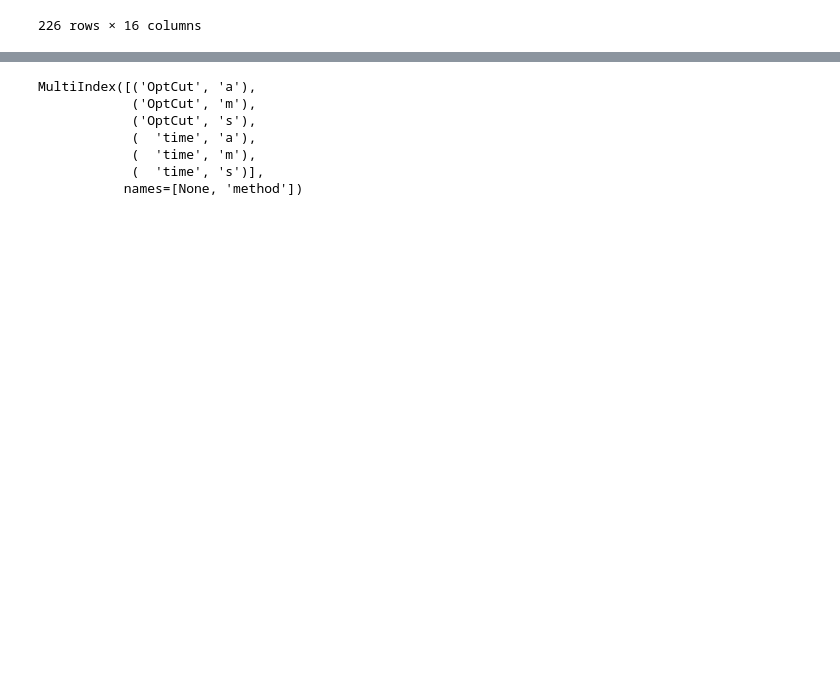
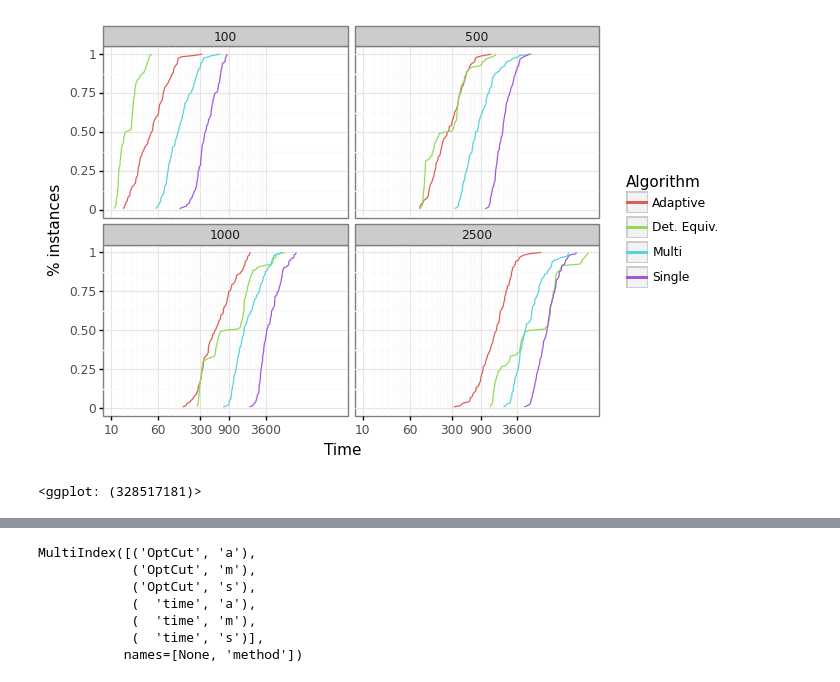
Before and after one commit to borelian/AdaptiveBenders, a Jupyter notebook: Analisis_Output_BendersPy_FLcvar.ipynb, the cells around one changed output, grey strips where cells are left out. Saved outputs shown, nothing was run; the diff lists cells and outputs as text; code cells hidden in the pictures; blank space fills up the shorter version.

```diff
--- a/Analisis_Output_BendersPy_FLcvar.ipynb
+++ b/Analisis_Output_BendersPy_FLcvar.ipynb
@@ -110,3 +140,5 @@ ggplot(df2[df2['nScen']!=5000], aes(x='time', y='rank', color='Algorithm', group
 # %%
-df
+ggplot(df2[df2['nScen']!=5000], aes(x='time', y='rank', color='Algorithm', group='Algorithm')) + geom_line() + facet_wrap('nScen')\
++ xlab('Time') + ylab('% instances') + theme_bw() + ylim(0,1)\
++ scale_x_log10(breaks=[10,60,300, 900, 3600])
 # %% [output]
@@ -125 +145,2 @@ df
+[figure, added]
-226 rows × 16 columns
+<ggplot: (328517181)>
```
Also changed, not shown: parts of 32 cells of this notebook, 1 other file.
